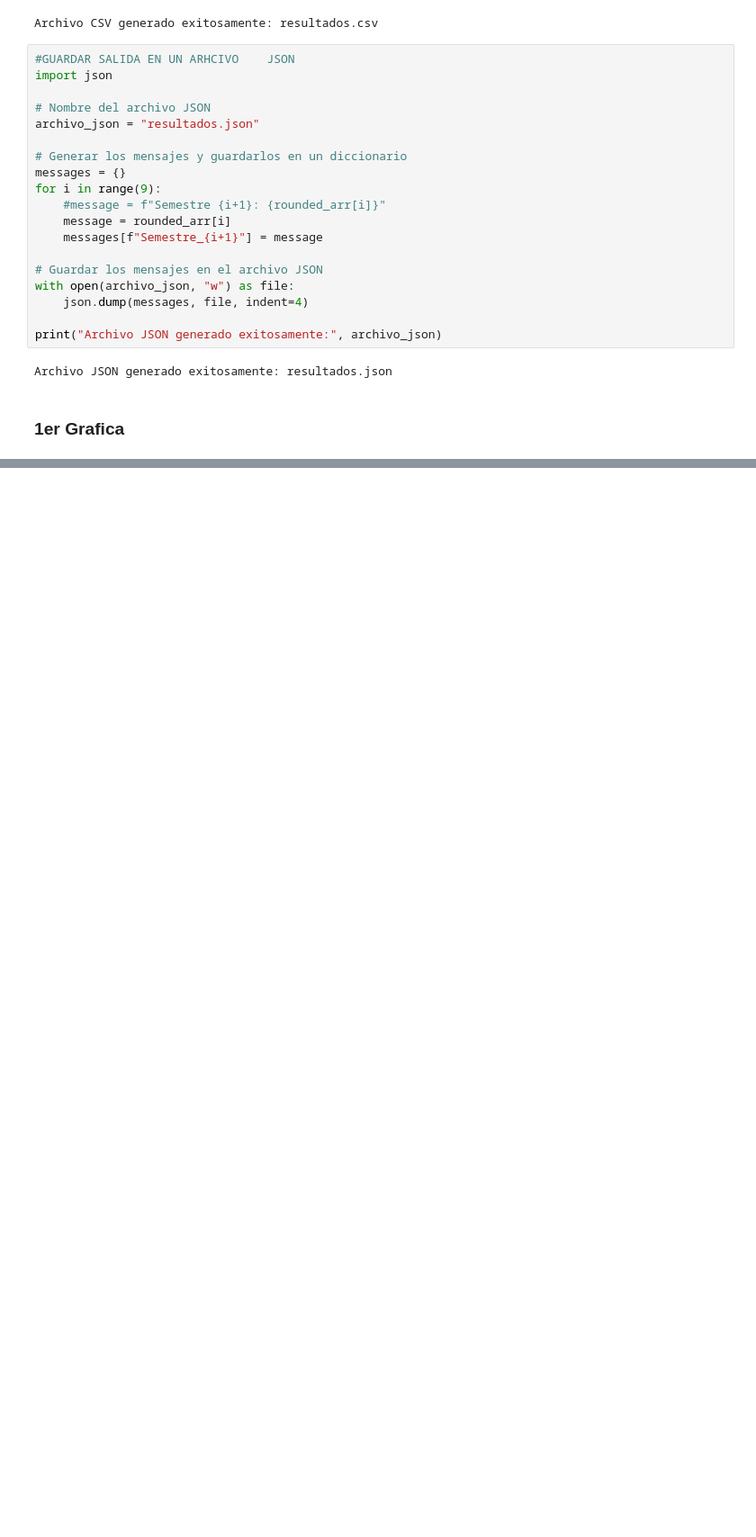
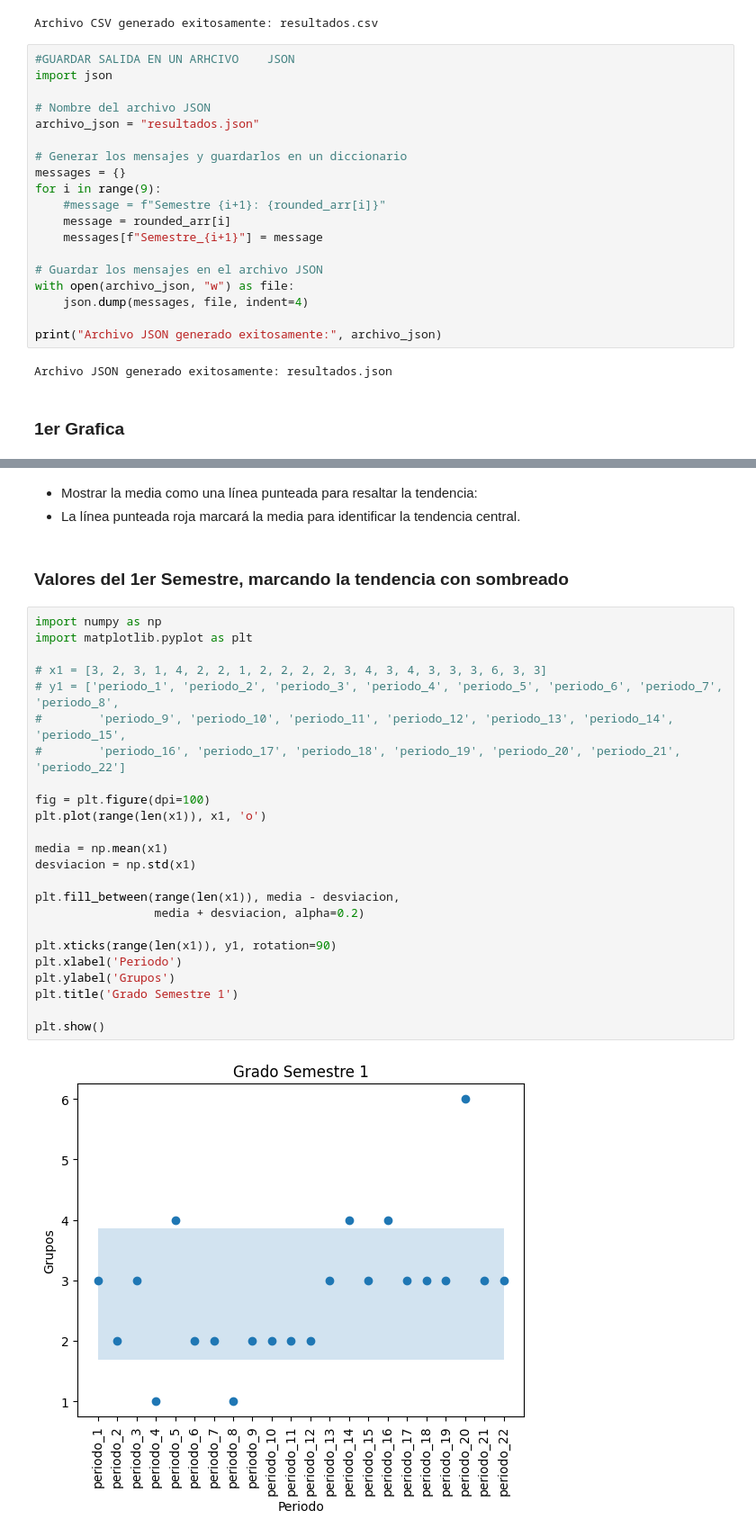
Before and after one commit to CarloseRochav/ia_modelForestRegression, a Jupyter notebook: betaModels_2/modelv1 - Copy.ipynb, the cells around one changed output, grey strips where cells are left out. Shown at 90% size. Drawn from its saved outputs; the diff is of its cells as text; blank space fills up the shorter version.

```diff
--- a/betaModels_2/modelv1 - Copy.ipynb
+++ b/betaModels_2/modelv1 - Copy.ipynb
@@ -246,0 +297,31 @@ TypeError: unsupported operand type(s) for -: 'list' and 'int'
+# %% [markdown]
+- Mostrar la media como una línea punteada para resaltar la tendencia:
+- La línea punteada roja marcará la media para identificar la tendencia central.
+# %% [markdown]
+### Valores del 1er Semestre, marcando la tendencia con sombreado
+# %%
+import numpy as np
+import matplotlib.pyplot as plt
+
+# x1 = [3, 2, 3, 1, 4, 2, 2, 1, 2, 2, 2, 2, 3, 4, 3, 4, 3, 3, 3, 6, 3, 3]
+# y1 = ['periodo_1', 'periodo_2', 'periodo_3', 'periodo_4', 'periodo_5', 'periodo_6', 'periodo_7', 'periodo_8',
+#        'periodo_9', 'periodo_10', 'periodo_11', 'periodo_12', 'periodo_13', 'periodo_14', 'periodo_15',
+#        'periodo_16', 'periodo_17', 'periodo_18', 'periodo_19', 'periodo_20', 'periodo_21', 'periodo_22']
+
+fig = plt.figure(dpi=100)
+plt.plot(range(len(x1)), x1, 'o')
+
+media = np.mean(x1)
+desviacion = np.std(x1)
+
+plt.fill_between(range(len(x1)), media - desviacion,
+                 media + desviacion, alpha=0.2)
+
+plt.xticks(range(len(x1)), y1, rotation=90)
+plt.xlabel('Periodo')
+plt.ylabel('Grupos')
+plt.title('Grado Semestre 1')
+
+plt.show()
+# %% [output]
+[figure, added]
```
Also changed, not shown: parts of 10 cells of this notebook, 3 other files.
